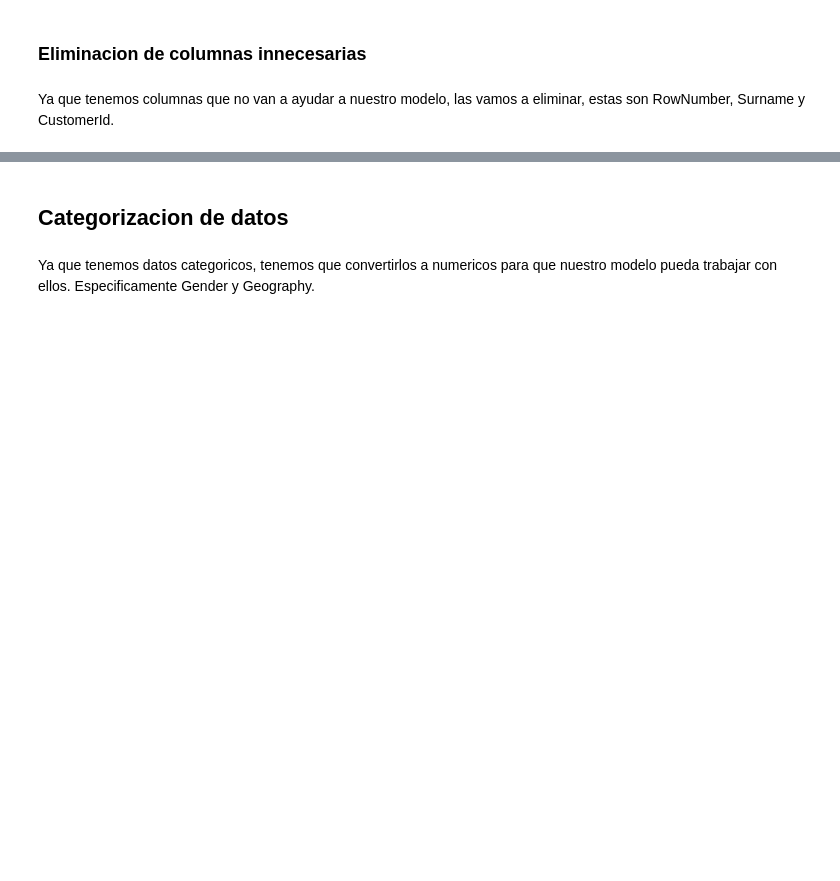
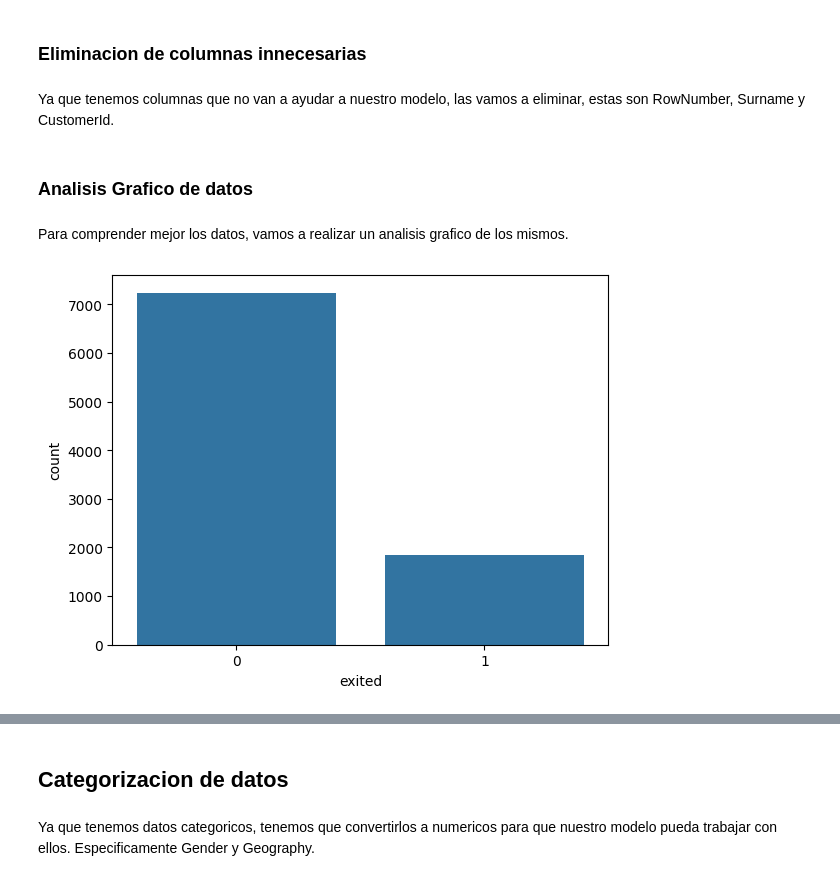
Before and after one commit to robertoolson/Bank_Churn_Prediction, a Jupyter notebook: Bank_Churn_prediction.ipynb, the cells around one changed output, grey strips where cells are left out. Cells and saved outputs as stored; diff of their text form; code cells hidden in the pictures; blank space fills up the shorter version.

```diff
--- a/Bank_Churn_prediction.ipynb
+++ b/Bank_Churn_prediction.ipynb
@@ -136,0 +155,11 @@ df = df.drop(columns=['CustomerId'])
+# %% [markdown]
+### Analisis Grafico de datos
+# %% [markdown]
+Para comprender mejor los datos, vamos a realizar un analisis grafico de los mismos.
+# %%
+# Graficamos la distribución de la variable objetivo
+
+sns.countplot(x='exited', data=df)
+plt.show()
+# %% [output]
+[figure, added]
```
Also changed, not shown: parts of 91 cells of this notebook.
